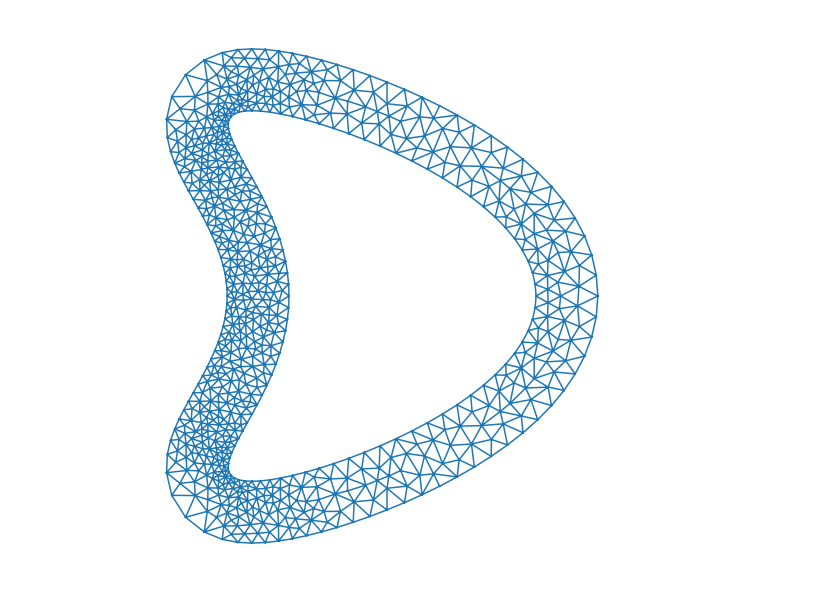
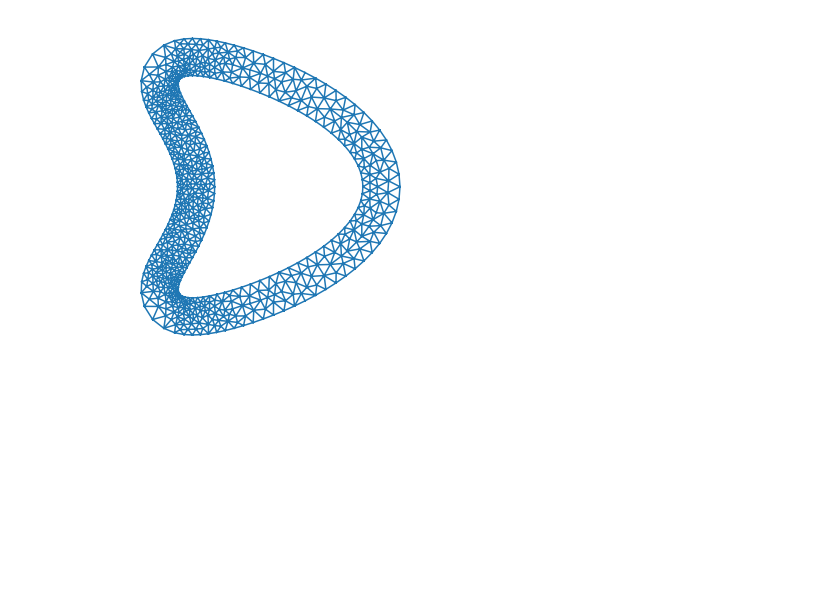
Before and after one commit to ManuelSanchezUribe/IMT3810, a Jupyter notebook: GMSH - TRIANGULATION.ipynb, the cells around one changed output. Saved outputs shown, nothing was run; the diff lists cells and outputs as text; code cells hidden in the pictures; blank space fills up the shorter version.

```diff
--- a/GMSH - TRIANGULATION.ipynb
+++ b/GMSH - TRIANGULATION.ipynb
@@ -86,7 +86,7 @@ def readmesh(filename):
 def plotgmsh(points, cells):
     import matplotlib.pyplot as plt
 
-    plt.figure(figsize=(10,10))
+    plt.figure(figsize=(6,6))
     plt.triplot(points[:,0], points[:,1], triangles= cells)
     plt.gca().set_aspect("equal", "datalim")
     plt.axis("off")
@@ -236,17 +152,31 @@ plotboundarygmsh(Th.Coordinates,Th.BoundaryEdges)
 # %%
 # kite mesh
 #Th_kite = readmesh('kite_e02')
-#Th_kite = readmesh('kite_e02_fine')
-#Th_kite = readmesh('kite_e03')
-#Th_kite = readmesh('kite_e03_fine')
-#Th_kite = readmesh('kite_e04')
-#Th_kite = readmesh('kite_e04_fine')
+# plot the mesh
+plotgmsh(Th_kite.Coordinates, Th_kite.Elements)
+Th_kite = readmesh('kite_e02_fine')
+# plot the mesh
+plotgmsh(Th_kite.Coordinates, Th_kite.Elements)
+Th_kite = readmesh('kite_e03')
+# plot the mesh
+plotgmsh(Th_kite.Coordinates, Th_kite.Elements)
+Th_kite = readmesh('kite_e03_fine')
+# plot the mesh
+plotgmsh(Th_kite.Coordinates, Th_kite.Elements)
+Th_kite = readmesh('kite_e04')
+# plot the mesh
+plotgmsh(Th_kite.Coordinates, Th_kite.Elements)
+Th_kite = readmesh('kite_e04_fine')
+# plot the mesh
+plotgmsh(Th_kite.Coordinates, Th_kite.Elements)
 Th_kite = readmesh('kite_e05')
-#Th_kite = readmesh('kite_e05_fine')
+# plot the mesh
+plotgmsh(Th_kite.Coordinates, Th_kite.Elements)
+Th_kite = readmesh('kite_e05_fine')
 # plot the mesh
 plotgmsh(Th_kite.Coordinates, Th_kite.Elements)
 
 # Plot of the boundary
 #plotboundarygmsh(Th_kite.Coordinates,Th_kite.BoundaryEdges)
 # %% [output]
-[figure, old version]
+[figure, new version]
```
Also changed, not shown: parts of 3 cells of this notebook.
